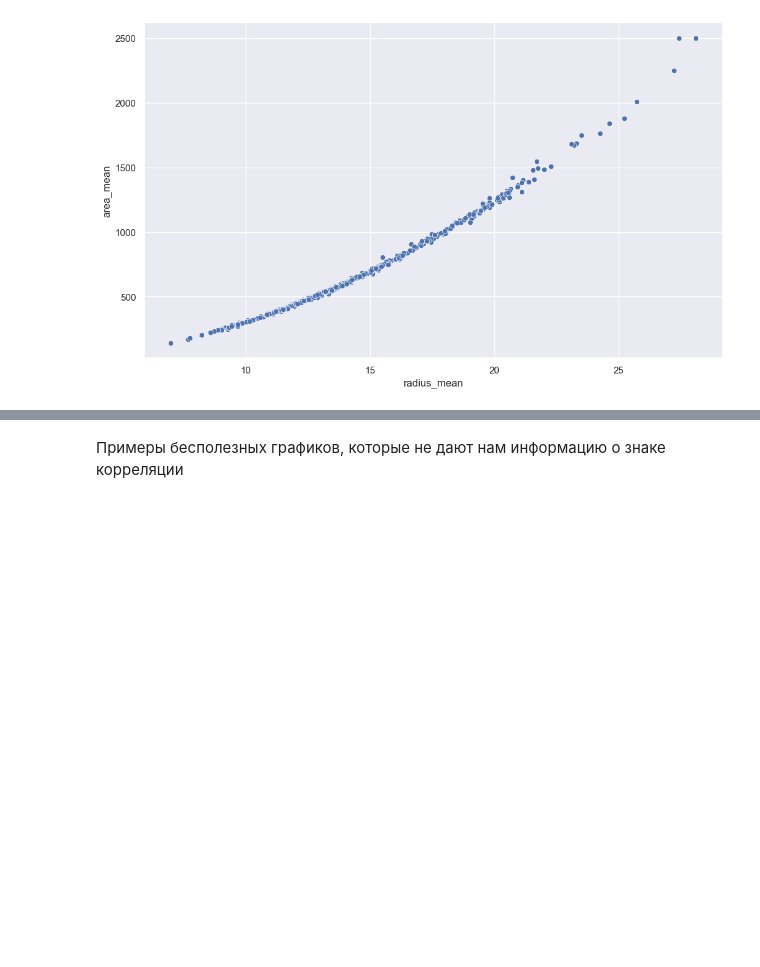
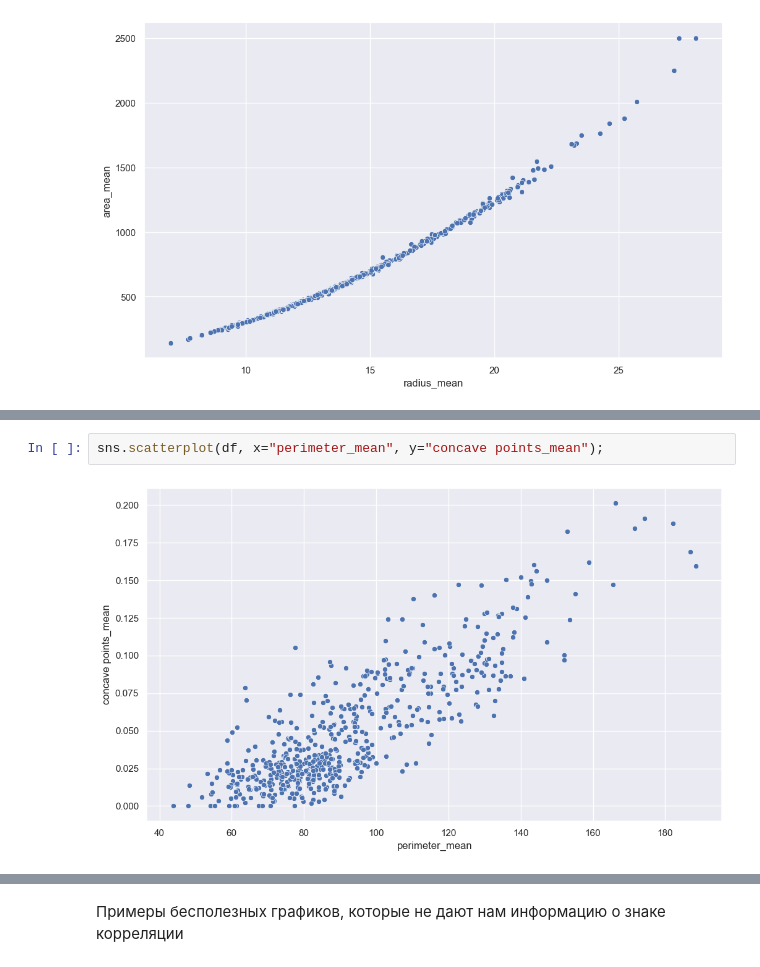
Before and after one commit to Nigota/DBLabsFinalWork, a Jupyter notebook: visualization.ipynb, the cells around one changed output, grey strips where cells are left out. Cells and saved outputs as stored; diff of their text form; blank space fills up the shorter version.

```diff
--- a/visualization.ipynb
+++ b/visualization.ipynb
@@ -46,0 +59,4 @@ sns.scatterplot(df, x="radius_mean", y="area_mean");
+# %%
+sns.scatterplot(df, x="perimeter_mean", y="concave points_mean");
+# %% [output]
+[figure, added]
```
Also changed, not shown: parts of 17 cells of this notebook.
